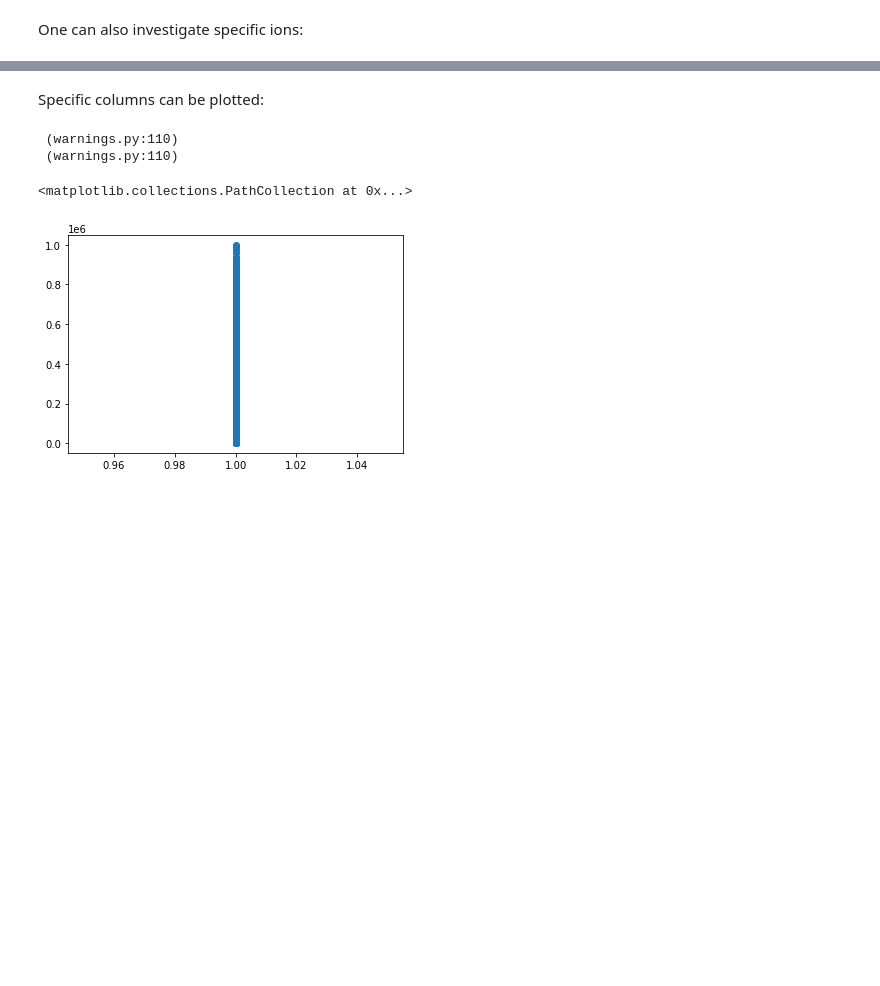
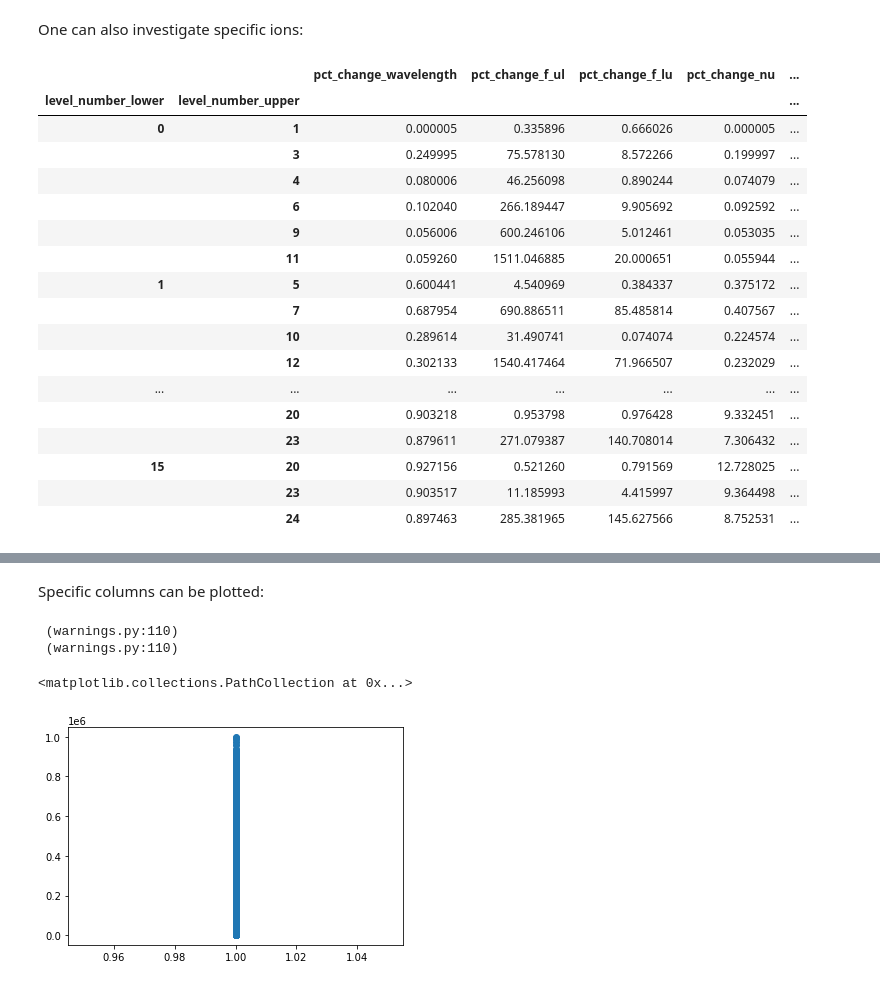
Before and after one commit to tardis-sn/carsus, a Jupyter notebook: docs/development/compare_atomic_files.ipynb, the cells around one changed output, grey strips where cells are left out. Saved outputs shown, nothing was run; the diff lists cells and outputs as text; code cells hidden in the pictures; blank space fills up the shorter version.

```diff
--- a/docs/development/compare_atomic_files.ipynb
+++ b/docs/development/compare_atomic_files.ipynb
@@ -80,2 +52,23 @@ atc.key_diff("lines")
 # %% [markdown]
 One can also investigate specific ions:
+# %%
+atc.ion_diff("lines",(1,0))
+# %% [output]
+|  |  | pct_change_wavelength | pct_change_f_ul | pct_change_f_lu | pct_change_nu | ... |
+| level_number_lower | level_number_upper |  |  |  |  | ... |
+| 0 | 1 | 0.000005 | 0.335896 | 0.666026 | 0.000005 | ... |
+|  | 3 | 0.249995 | 75.578130 | 8.572266 | 0.199997 | ... |
+|  | 4 | 0.080006 | 46.256098 | 0.890244 | 0.074079 | ... |
+|  | 6 | 0.102040 | 266.189447 | 9.905692 | 0.092592 | ... |
+|  | 9 | 0.056006 | 600.246106 | 5.012461 | 0.053035 | ... |
+|  | 11 | 0.059260 | 1511.046885 | 20.000651 | 0.055944 | ... |
+| 1 | 5 | 0.600441 | 4.540969 | 0.384337 | 0.375172 | ... |
+|  | 7 | 0.687954 | 690.886511 | 85.485814 | 0.407567 | ... |
+|  | 10 | 0.289614 | 31.490741 | 0.074074 | 0.224574 | ... |
+|  | 12 | 0.302133 | 1540.417464 | 71.966507 | 0.232029 | ... |
+| ... | ... | ... | ... | ... | ... | ... |
+|  | 20 | 0.903218 | 0.953798 | 0.976428 | 9.332451 | ... |
+|  | 23 | 0.879611 | 271.079387 | 140.708014 | 7.306432 | ... |
+| 15 | 20 | 0.927156 | 0.521260 | 0.791569 | 12.728025 | ... |
+|  | 23 | 0.903517 | 11.185993 | 4.415997 | 9.364498 | ... |
+|  | 24 | 0.897463 | 285.381965 | 145.627566 | 8.752531 | ... |
```
Also changed, not shown: parts of 12 cells of this notebook, 1 other file.
